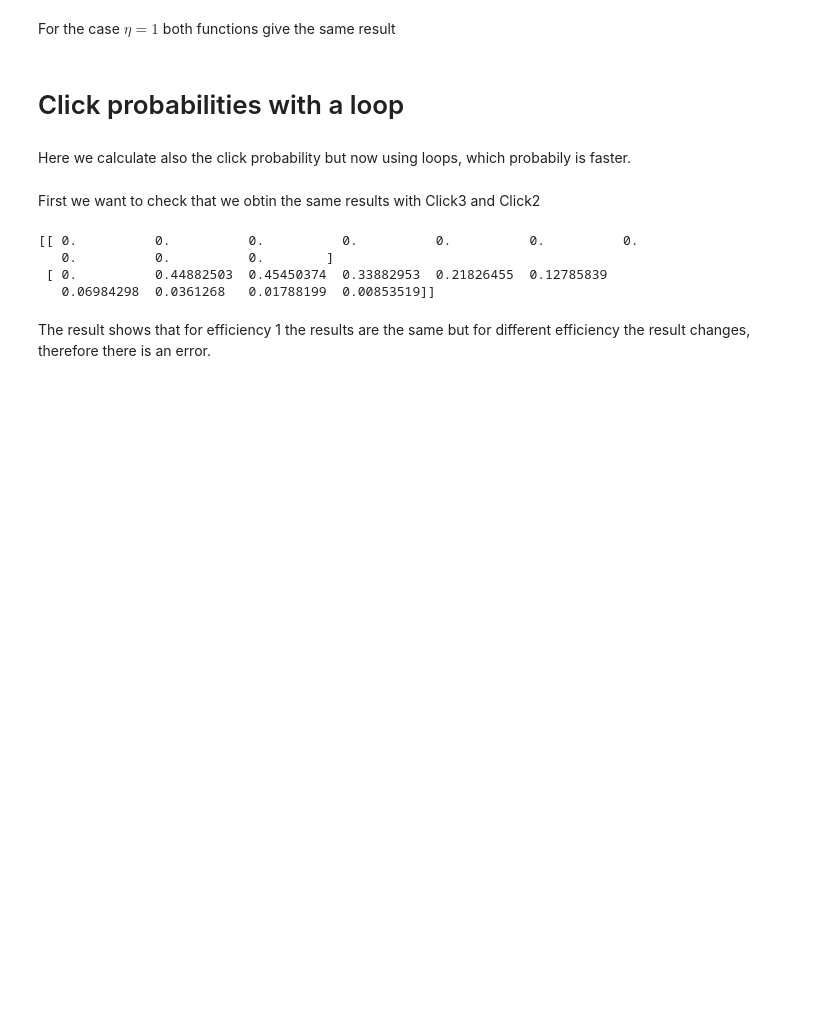
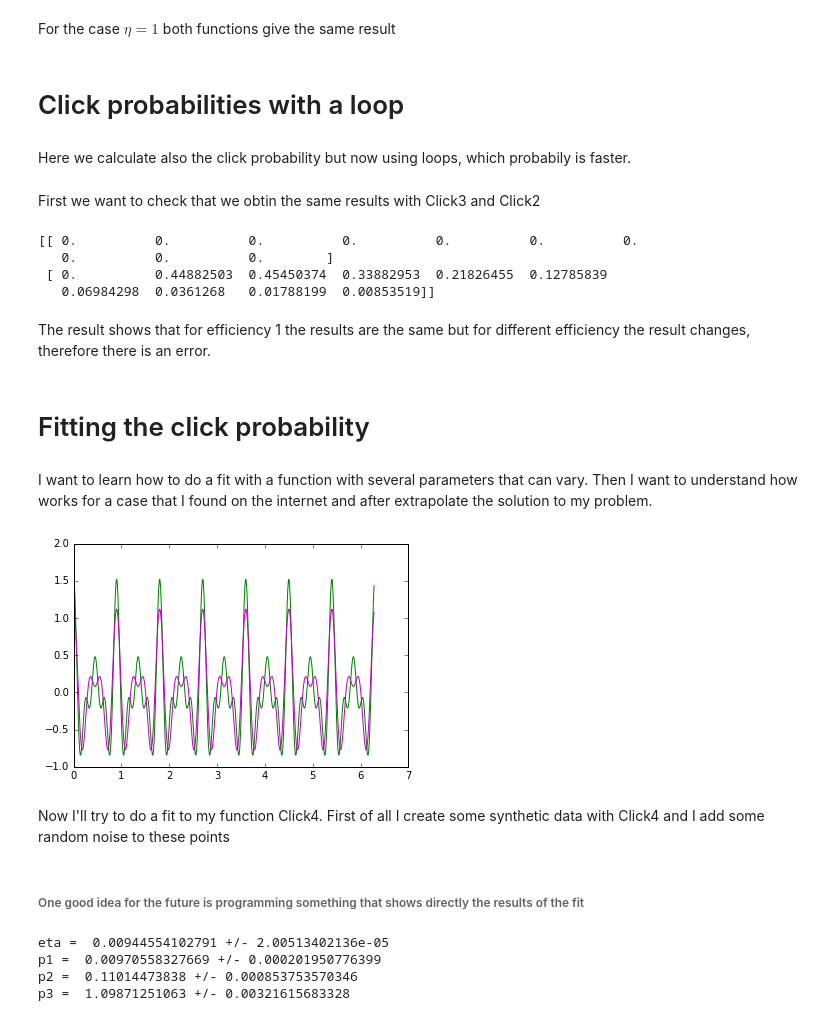
Before and after one commit to AlexS12/Fitting, a Jupyter notebook: Fitting r.ipynb, the cells around one changed output. Drawn from its saved outputs; the diff is of its cells as text; code cells hidden in the pictures; blank space fills up the shorter version.

```diff
--- a/Fitting r.ipynb
+++ b/Fitting r.ipynb
@@ -216,3 +219,38 @@ The result shows that for efficiency 1 the results are the same but for differen
 
 #print(Click3(N,np.array([1]),p)-Click1(N,p))
 #print(Click2(N,np.array([1]),p)-Click1(N,p))
+# %% [markdown]
+# Fitting the click probability
+# %% [markdown]
+I want to learn how to do a fit with a function with several parameters that can vary. Then I want to understand how works for a case that I found on the internet and after extrapolate the solution to my problem.
+# %%
+def fourier(x, *a):
+    ret = a[0] * np.cos(np.pi / tau * x)
+    for deg in range(1, len(a)):
+        ret += a[deg] * np.cos((deg+1) * np.pi / tau * x)
+    return ret
+
+z = np.linspace(0, 2 * np.pi, 1000)
+tau = 0.45
+Ua = 0.12 * np.cos(1 * np.pi / tau * x) + \
+     0.6 * np.cos(2 * np.pi / tau * x) + \
+     0.4 * np.cos(3 * np.pi / tau * x) + \
+    0.4 * np.cos(4 * np.pi / tau * x)
+
+popt, pcov = curve_fit(fourier, z, Ua, [1.0] * 1)
+
+# Fit with 4 harmonics
+popt, pcov = curve_fit(fourier, z, Ua, [1.0] * 4)
+
+# Plot data, 15 harmonics, and first 3 harmonics
+fig = plt.figure()
+ax1 = fig.add_subplot(111)
+p1, = plt.plot(z, Ua, 'g')
+#p2, = plt.plot(z, fourier(z, *popt), 'r')
+p3, = plt.plot(z, fourier(z, popt[0], popt[1], popt[2]), 'm')
+plt.show()
+# %% [output]
+[figure, added]
+# %% [markdown]
+Now I'll try to do a fit to my function Click4.
+First of all I create some synthetic data with Click4 and I add some random noise to these points
@@ -218,0 +281,18 @@ The result shows that for efficiency 1 the results are the same but for differen
+# %% [markdown]
+###### One good idea for the future is programming something that shows directly the results of the fit
+# %%
+#We do the fitting
+popt, pcov = curve_fit(Click4fit, mu, Data, [1.0] * (len(p)+1))
+
+
+# One good idea for the future is programming something that
+# shows directly the results of the fit
+print ("eta = ", popt[0], "+/-", pcov[0,0]**0.5)
+print ("p1 = ", popt[1], "+/-", pcov[1,1]**0.5)
+print ("p2 = ", popt[2], "+/-", pcov[2,2]**0.5)
+print ("p3 = ", popt[3], "+/-", pcov[3,3]**0.5)
+# %% [output]
+eta =  0.00944554102791 +/- 2.00513402136e-05
+p1 =  0.00970558327669 +/- 0.000201950776399
+p2 =  0.11014473838 +/- 0.000853753570346
+p3 =  1.09871251063 +/- 0.00321615683328
```
Also changed, not shown: parts of 8 cells of this notebook.
